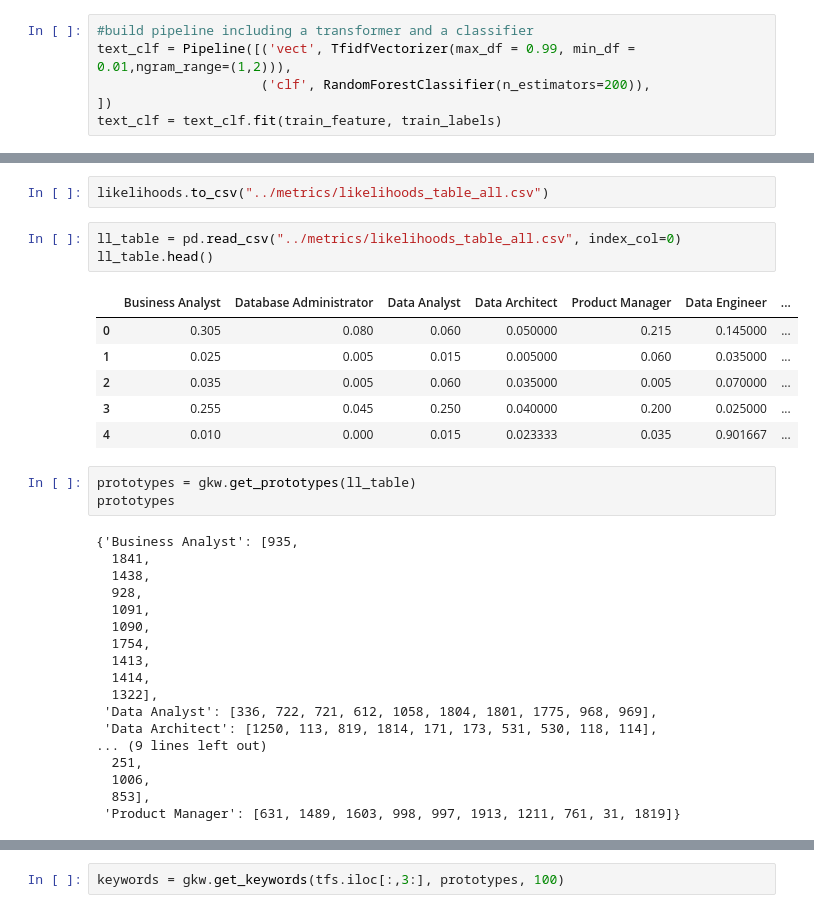
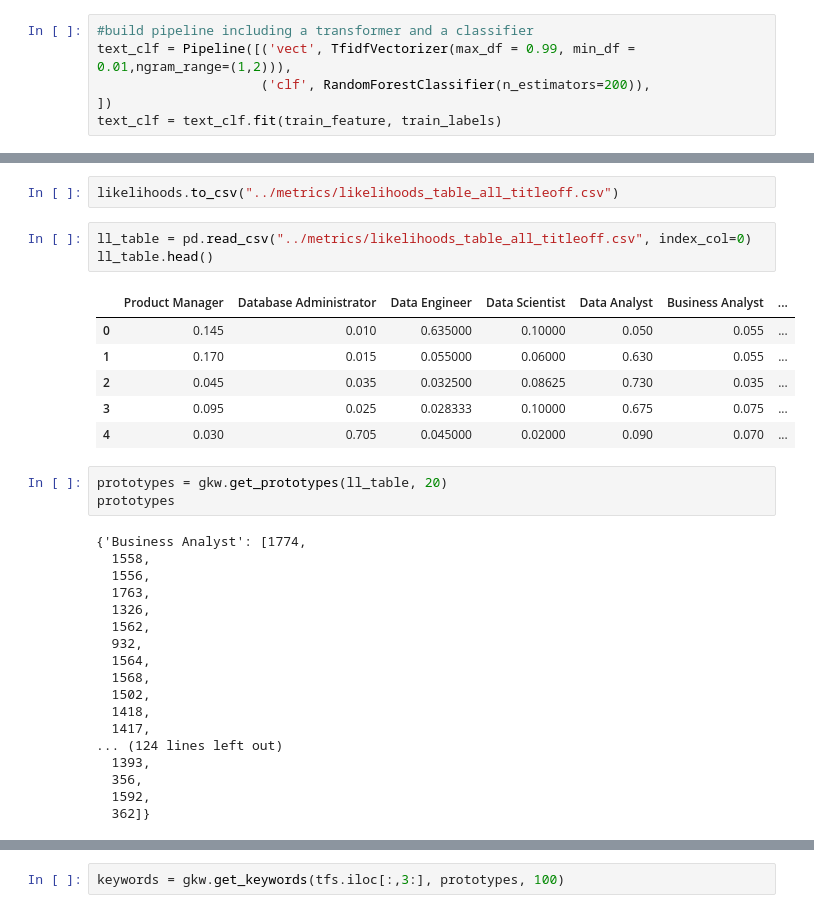
Before and after one commit to JadeYu/JoBreaker, a Jupyter notebook: analyses/Building_pipeline.ipynb, the cells around one changed output, grey strips where cells are left out. Drawn from its saved outputs; the diff is of its cells as text.

```diff
--- a/analyses/Building_pipeline.ipynb
+++ b/analyses/Building_pipeline.ipynb
@@ -139,34 +137,34 @@ likelihoods.head()
 # %%
-likelihoods.to_csv("../metrics/likelihoods_table_all.csv")
+likelihoods.to_csv("../metrics/likelihoods_table_all_titleoff.csv")
 # %%
-ll_table = pd.read_csv("../metrics/likelihoods_table_all.csv", index_col=0)
+ll_table = pd.read_csv("../metrics/likelihoods_table_all_titleoff.csv", index_col=0)
 ll_table.head()
 # %% [output]
-|  | Business Analyst | Database Administrator | Data Analyst | Data Architect | Product Manager | Data Engineer | ... |
-| 0 | 0.305 | 0.080 | 0.060 | 0.050000 | 0.215 | 0.145000 | ... |
-| 1 | 0.025 | 0.005 | 0.015 | 0.005000 | 0.060 | 0.035000 | ... |
-| 2 | 0.035 | 0.005 | 0.060 | 0.035000 | 0.005 | 0.070000 | ... |
-| 3 | 0.255 | 0.045 | 0.250 | 0.040000 | 0.200 | 0.025000 | ... |
-| 4 | 0.010 | 0.000 | 0.015 | 0.023333 | 0.035 | 0.901667 | ... |
+|  | Product Manager | Database Administrator | Data Engineer | Data Scientist | Data Analyst | Business Analyst | ... |
+| 0 | 0.145 | 0.010 | 0.635000 | 0.10000 | 0.050 | 0.055 | ... |
+| 1 | 0.170 | 0.015 | 0.055000 | 0.06000 | 0.630 | 0.055 | ... |
+| 2 | 0.045 | 0.035 | 0.032500 | 0.08625 | 0.730 | 0.035 | ... |
+| 3 | 0.095 | 0.025 | 0.028333 | 0.10000 | 0.675 | 0.075 | ... |
+| 4 | 0.030 | 0.705 | 0.045000 | 0.02000 | 0.090 | 0.070 | ... |
 # %%
-prototypes = gkw.get_prototypes(ll_table)
+prototypes = gkw.get_prototypes(ll_table, 20)
 prototypes
 # %% [output]
-{'Business Analyst': [935,
-  1841,
-  1438,
-  928,
-  1091,
-  1090,
-  1754,
-  1413,
-  1414,
-  1322],
- 'Data Analyst': [336, 722, 721, 612, 1058, 1804, 1801, 1775, 968, 969],
- 'Data Architect': [1250, 113, 819, 1814, 171, 173, 531, 530, 118, 114],
-... (9 lines left out)
-  251,
-  1006,
-  853],
- 'Product Manager': [631, 1489, 1603, 998, 997, 1913, 1211, 761, 31, 1819]}
+{'Business Analyst': [1774,
+  1558,
+  1556,
+  1763,
+  1326,
+  1562,
+  932,
+  1564,
+  1568,
+  1502,
+  1418,
+  1417,
+... (124 lines left out)
+  1393,
+  356,
+  1592,
+  362]}
 # %%
```
Also changed, not shown: parts of 16 cells of this notebook, 16 other files.
